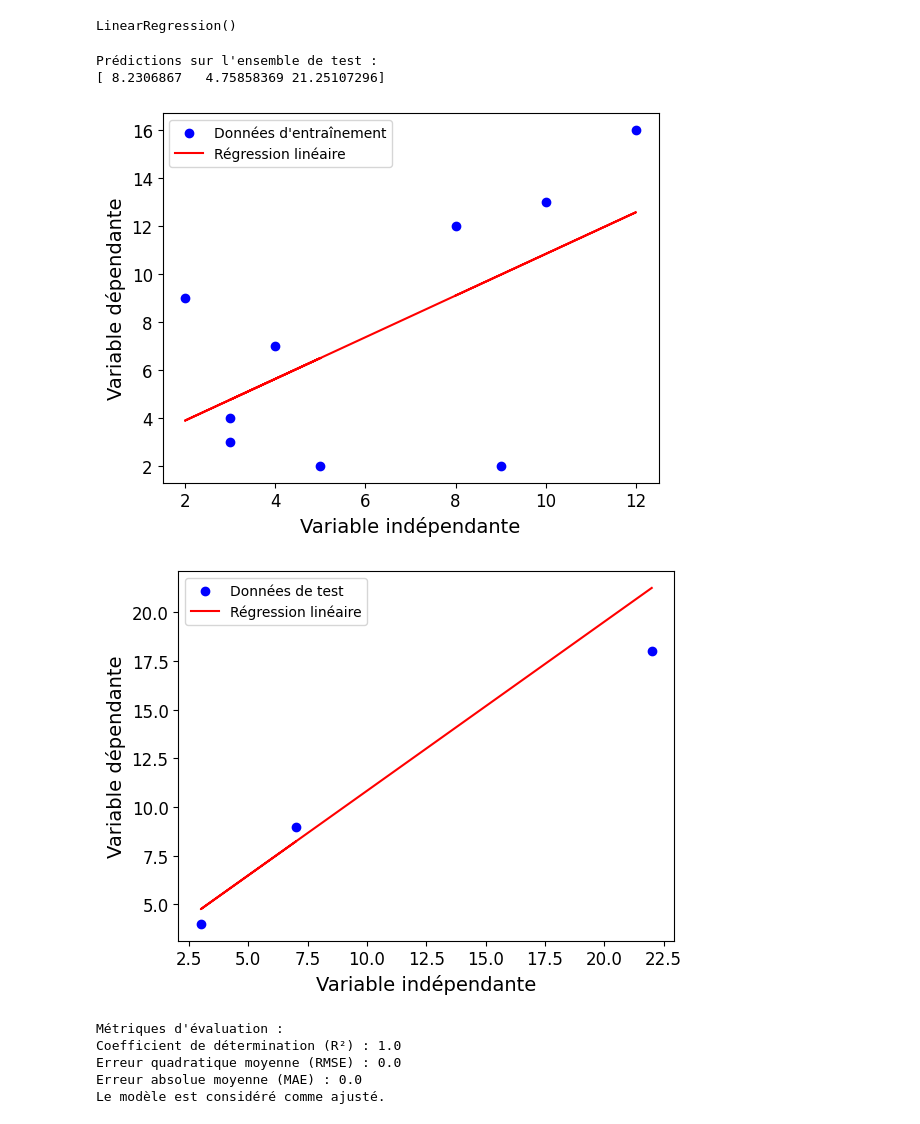
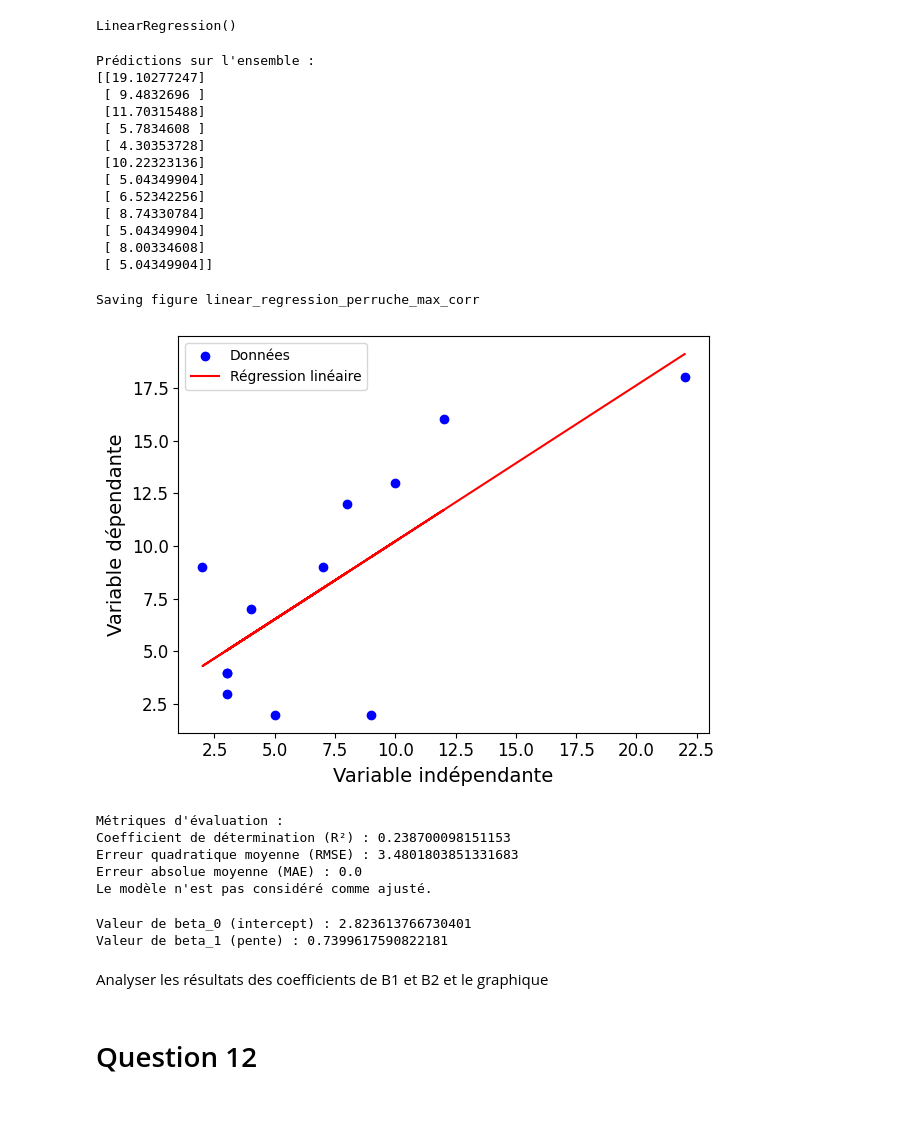
Before and after one commit to Redhoxx/DataScience_Project, a Jupyter notebook: DataScience_Project.ipynb, the cells around one changed output. Drawn from its saved outputs; the diff is of its cells as text; code cells hidden in the pictures.

Commit message:
Q11 + remove du train_test_split

```diff
--- a/DataScience_Project.ipynb
+++ b/DataScience_Project.ipynb
@@ -748,50 +748,52 @@ from sklearn.linear_model import LinearRegression
 
 regression = LinearRegression()
 # %%
-from sklearn.model_selection import train_test_split
-
 X = df_without_birds_zero[max_corr_bird_name_tostring].values
 y = df_without_birds_zero["Perruche à collier"].values
 
-X_train, X_test, y_train, y_test = train_test_split(X.reshape(-1, 1), y, test_size=0.2, random_state=42)
+X = X.reshape(-1, 1)
+y = y.reshape(-1, 1)
 
-regression = LinearRegression()
-regression.fit(X_train, y_train)
+regression.fit(X, y)
 # %% [output]
 LinearRegression()
 # %%
-y_pred_train = regression.predict(X_train)
-y_pred_test = regression.predict(X_test)
+y_pred = regression.predict(X)
 
-print("Prédictions sur l'ensemble de test :")
-print(y_pred_test)
+print("Prédictions sur l'ensemble :")
+print(y_pred)
 # %% [output]
-Prédictions sur l'ensemble de test :
-[ 8.2306867   4.75858369 21.25107296]
+Prédictions sur l'ensemble :
+[[19.10277247]
+ [ 9.4832696 ]
+ [11.70315488]
+ [ 5.7834608 ]
+ [ 4.30353728]
+ [10.22323136]
+ [ 5.04349904]
+ [ 6.52342256]
+ [ 8.74330784]
+ [ 5.04349904]
+ [ 8.00334608]
+ [ 5.04349904]]
 # %%
-plt.scatter(X_train, y_train, color='blue', label='Données d\'entraînement')
-plt.plot(X_train, y_pred_train, color='red', label='Régression linéaire')
+plt.scatter(X, y, color='blue', label='Données')
+plt.plot(X, y_pred, color='red', label='Régression linéaire')
 plt.xlabel('Variable indépendante')
 plt.ylabel('Variable dépendante')
 plt.legend()
+save_fig("linear_regression_perruche_max_corr")
 plt.show()
-
-plt.scatter(X_test, y_test, color='blue', label='Données de test')
-plt.plot(X_test, y_pred_test, color='red', label='Régression linéaire')
-plt.xlabel('Variable indépendante')
-plt.ylabel('Variable dépendante')
-plt.legend()
-plt.show()
 # %% [output]
+Saving figure linear_regression_perruche_max_corr
-[figure, old version]
+[figure, new version]
-[figure, removed]
 # %%
 from sklearn.metrics import r2_score, mean_squared_error, mean_absolute_error
 
 # Calcul des métriques d'évaluation
-r2 = r2_score(y_pred_train, y_pred_train)
-rmse = np.sqrt(mean_squared_error(y_pred_train, y_pred_train))
-mae = mean_absolute_error(y_pred_train, y_pred_train)
+r2 = r2_score(y_pred, y)
+rmse = np.sqrt(mean_squared_error(y_pred, y))
+mae = mean_absolute_error(y_pred, y_pred)
 
 # Affichage des résultats
 print("Métriques d'évaluation :")
@@ -806,7 +808,20 @@ else:
     print("Le modèle n'est pas considéré comme ajusté.")
 # %% [output]
 Métriques d'évaluation :
-Coefficient de détermination (R²) : 1.0
-Erreur quadratique moyenne (RMSE) : 0.0
+Coefficient de détermination (R²) : 0.238700098151153
+Erreur quadratique moyenne (RMSE) : 3.4801803851331683
 Erreur absolue moyenne (MAE) : 0.0
-Le modèle est considéré comme ajusté.
+Le modèle n'est pas considéré comme ajusté.
+# %%
+beta_0 = regression.intercept_[0]
+beta_1 = regression.coef_[0][0]
+
+print("Valeur de beta_0 (intercept) :", beta_0)
+print("Valeur de beta_1 (pente) :", beta_1)
+# %% [output]
+Valeur de beta_0 (intercept) : 2.823613766730401
+Valeur de beta_1 (pente) : 0.7399617590822181
+# %% [markdown]
+Analyser les résultats des coefficients de B1 et B2 et le graphique
+# %% [markdown]
+# Question 12
```
